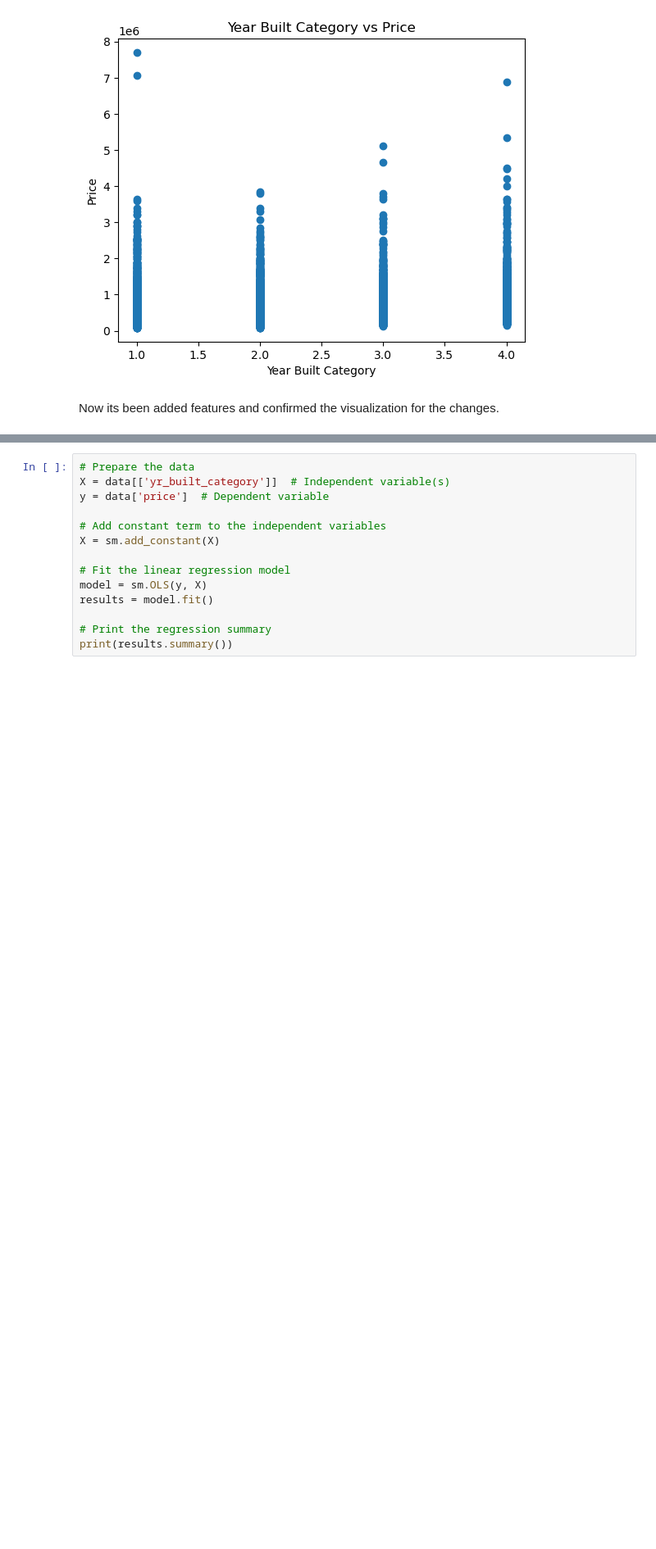
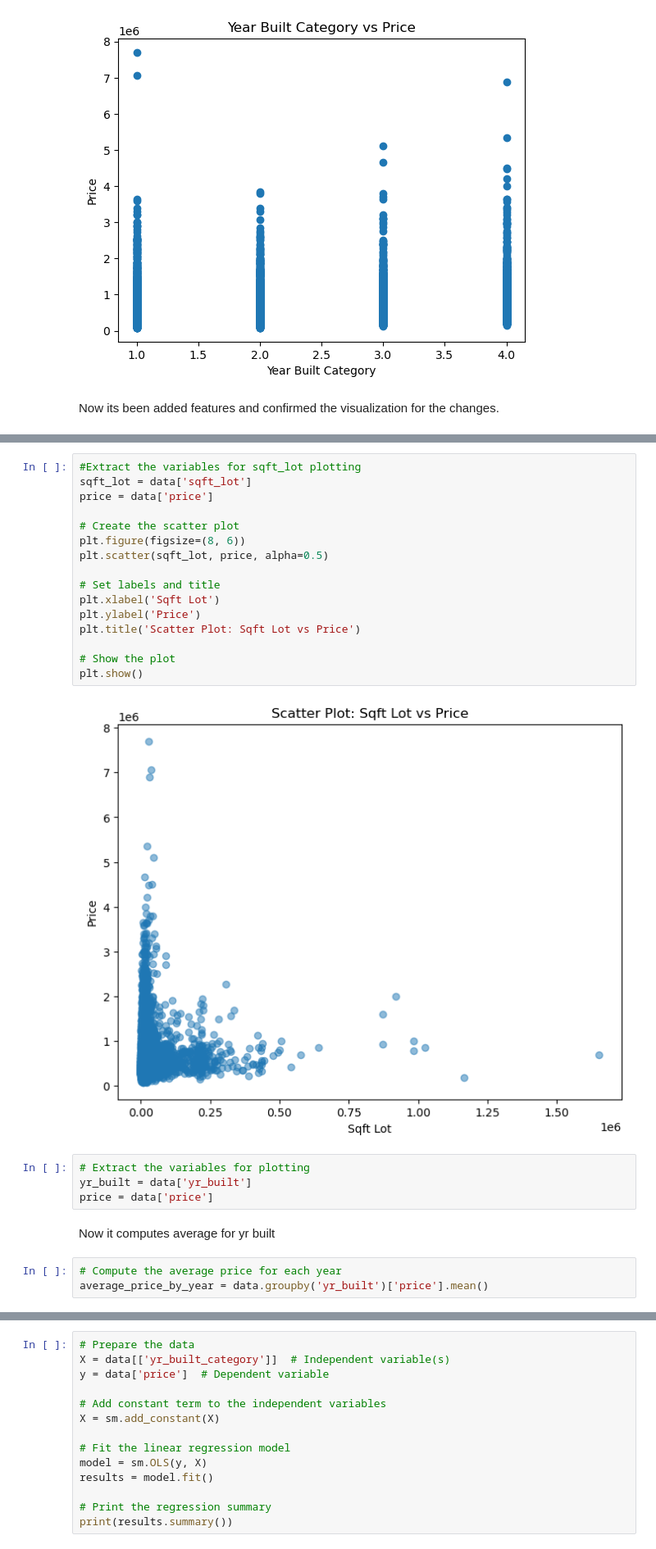
Before and after one commit to raphiqi/Real-Estate-Analysis-, a Jupyter notebook: Project 2.ipynb, the cells around one changed output, grey strips where cells are left out. Shown at 82% size. Cells and saved outputs as stored; diff of their text form; blank space fills up the shorter version.

```diff
--- a/Project 2.ipynb
+++ b/Project 2.ipynb
@@ -365,0 +420,27 @@ Now its been added features and confirmed the visualization for the changes.
+# %%
+#Extract the variables for sqft_lot plotting
+sqft_lot = data['sqft_lot']
+price = data['price']
+
+# Create the scatter plot
+plt.figure(figsize=(8, 6))
+plt.scatter(sqft_lot, price, alpha=0.5)
+
+# Set labels and title
+plt.xlabel('Sqft Lot')
+plt.ylabel('Price')
+plt.title('Scatter Plot: Sqft Lot vs Price')
+
+# Show the plot
+plt.show()
+# %% [output]
+[figure, added]
+# %%
+# Extract the variables for plotting
+yr_built = data['yr_built']
+price = data['price']
+# %% [markdown]
+Now it computes average for yr built
+# %%
+# Compute the average price for each year
+average_price_by_year = data.groupby('yr_built')['price'].mean()
```
Also changed, not shown: parts of 19 cells of this notebook.
